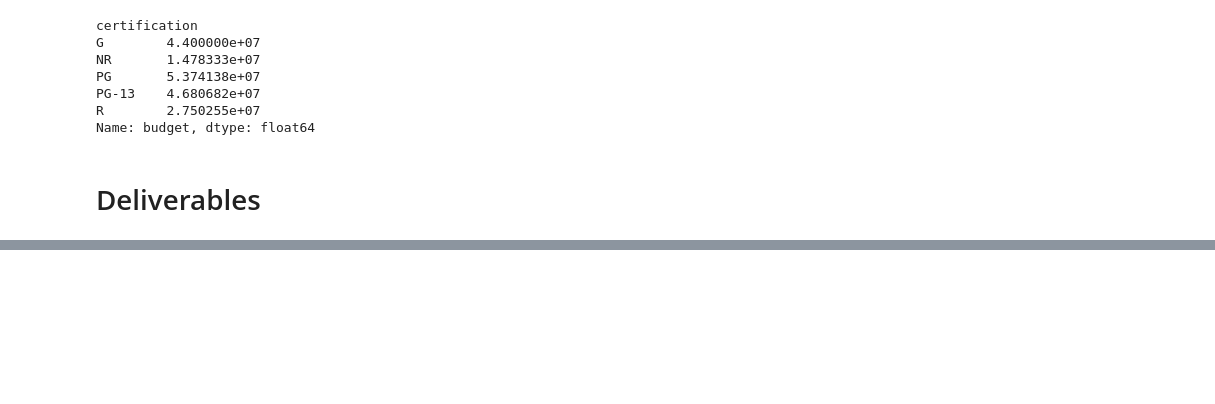
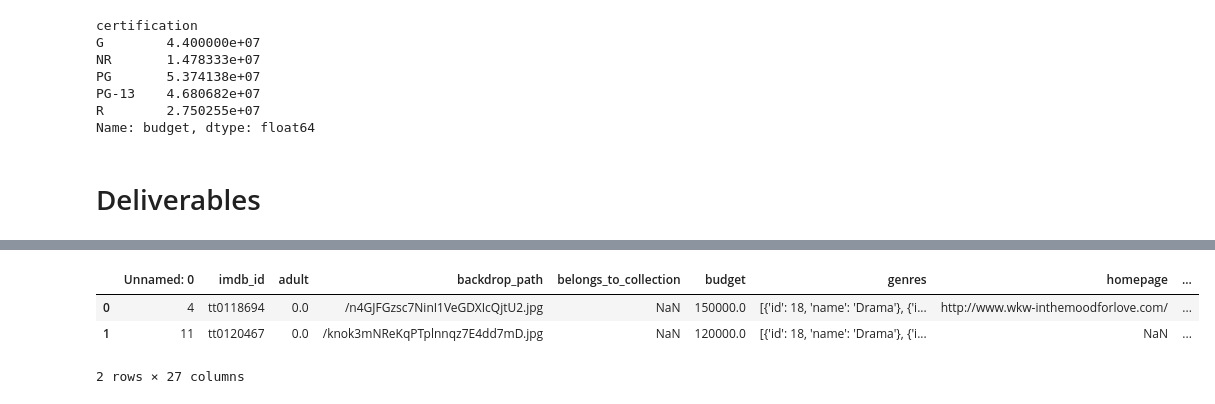
Before and after one commit to Jonny-T87/Project-3-IMDB-Movie-Suggestions, a Jupyter notebook: Project 3 Movies.ipynb, the cells around one changed output, grey strips where cells are left out. Drawn from its saved outputs; the diff is of its cells as text; code cells hidden in the pictures; blank space fills up the shorter version.

```diff
--- a/Project 3 Movies.ipynb
+++ b/Project 3 Movies.ipynb
@@ -517,0 +552,8 @@ tmdb_2000_2001.to_csv("Data/tmdb_results_combined.csv.gz")
+# %%
+one = pd.read_csv('Data/tmdb_results_combined.csv.gz')
+one.head(2)
+# %% [output]
+|  | Unnamed: 0 | imdb_id | adult | backdrop_path | belongs_to_collection | budget | genres | homepage | ... |
+| 0 | 4 | tt0118694 | 0.0 | /n4GJFGzsc7NinI1VeGDXIcQjtU2.jpg | NaN | 150000.0 | [{'id': 18, 'name': 'Drama'}, {'i... | http://www.wkw-inthemoodforlove.com/ | ... |
+| 1 | 11 | tt0120467 | 0.0 | /knok3mNReKqPTplnnqz7E4dd7mD.jpg | NaN | 120000.0 | [{'id': 18, 'name': 'Drama'}, {'i... | NaN | ... |
+2 rows × 27 columns
```
Also changed, not shown: parts of 39 cells of this notebook.
